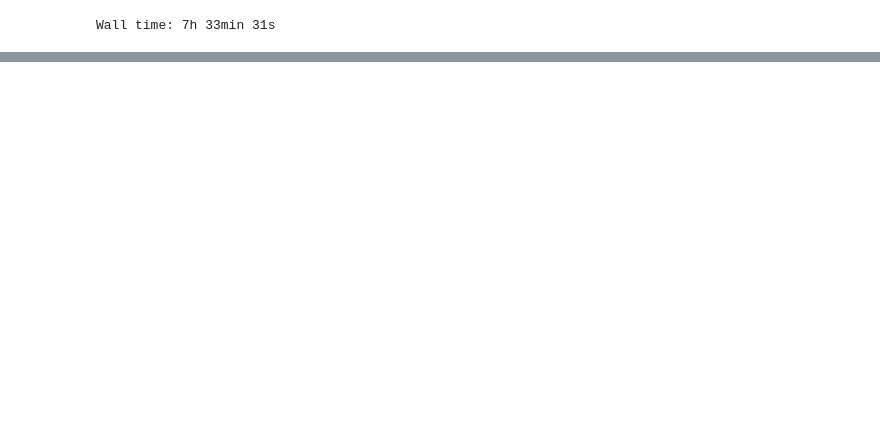
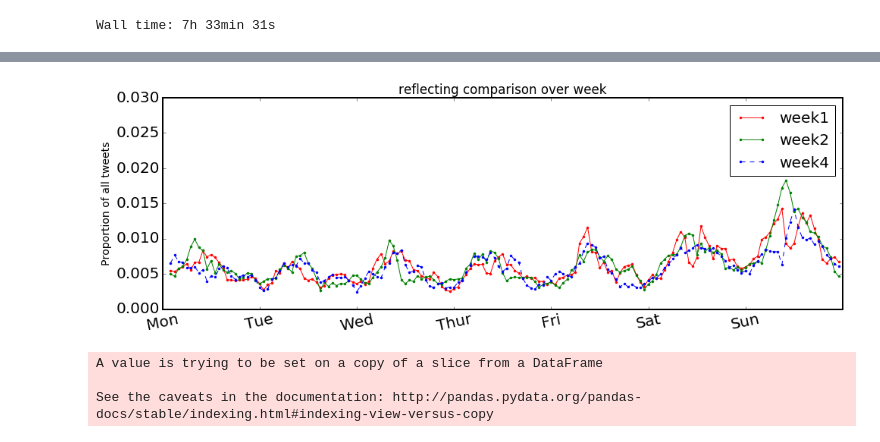
Before and after one commit to tj2huang/nyu-twipsy, a Jupyter notebook: weekly.ipynb, the cells around one changed output, grey strips where cells are left out. Drawn from its saved outputs; the diff is of its cells as text; code cells hidden in the pictures; blank space fills up the shorter version.

```diff
--- a/weekly.ipynb
+++ b/weekly.ipynb
@@ -78,0 +18,2 @@ df = pickle.load(open('June_labeled_all_alc_svc.p', 'rb'))
+# %%
+df_all = pd.concat([df1, df2])
@@ -87,3 +37,0 @@ df.shape
-# %%
-df.index = pd.to_datetime(df.created_at)
-df.index
@@ -434,0 +359,67 @@ ax.legend(loc="best")
+# %%
+folder = 'new_plots/june_weekly/'
+dfs = [week1.reflecting, week2.reflecting, week4.reflecting]
+temp = pd.DataFrame()
+for df in dfs:
+    _temp = df.groupby([df.index.dayofweek, df.index.hour]).agg(
+        {
+            _:{"mean":"mean", "err":centered_95int} for _ in df
+        }
+
+    )
+    print(_temp.head())
+    temp = pd.concat([temp, _temp], axis=1)
+
+
+stds = pd.rolling_mean(temp[[1,5,9]], 3)
+means = pd.rolling_mean(temp[[0,4,8]], 3)
+
+means.columns = [col[0] for col in means.columns.values]
+stds.columns = [col[0] for col in stds.columns.values]
+
+means.columns = ['week1', 'week2', 'week4']
+stds.columns = ['week1', 'week2', 'week4']
+
+# print(means)
+
+
+fig = plt.figure()
+
+ax = fig.add_subplot(111)
+ax.plot(range(len(means)), means['week1'], "r.-", label="week1")
+# ax.fill_between(
+#     x=range(len(means)),
+#     y1=means['week1'] - stds['week1'],
+#     y2=means['week1'] + stds['week1'],
+#     color='r', alpha=.1
+# )
+
+
+ax.plot(range(len(means)), means['week2'], "g.-", label="week2")
+# ax.fill_between(
+#     x=range(len(means)),
+#     y1=means['week2'] - stds['week2'],
+#     y2=means['week2'] + stds['week2'],
+#     color="g", alpha=.1
+# )
+
+
+
+ax.plot(range(len(means)), means['week4'], "b.--", label="week4")
+# ax.fill_between(
+#     x=range(len(means)),
+#     y1=means['week4'] - stds['week4'],
+#     y2=means['week4'] + stds['week4'],
+#     color="b", alpha=.1
+# )
+
+
+ax.set_xlim([0, 24*7])
+ax.set_ylim([0, .03])
+ax.set_xticks(range(0, 24*7, 24))
+ax.set_xticklabels(["Mon", "Tue", "Wed", "Thur", "Fri", "Sat", "Sun"], rotation=12)
+ax.set_title("reflecting comparison over week")
+ax.set_ylabel("Proportion of all tweets")
+ax.legend(loc="best")
+plt.savefig(folder + "reflecting_comparison.png")
+# %% [output]
@@ -434,0 +443 @@ ax.legend(loc="best")
+[figure, added]
@@ -434,0 +455,6 @@ ax.legend(loc="best")
+# %%
+setup(df_all)
+# %% [output]
+A value is trying to be set on a copy of a slice from a DataFrame
+
+See the caveats in the documentation: http://pandas.pydata.org/pandas-docs/stable/indexing.html#indexing-view-versus-copy
```
Also changed, not shown: parts of 33 cells of this notebook, 3 other files.
